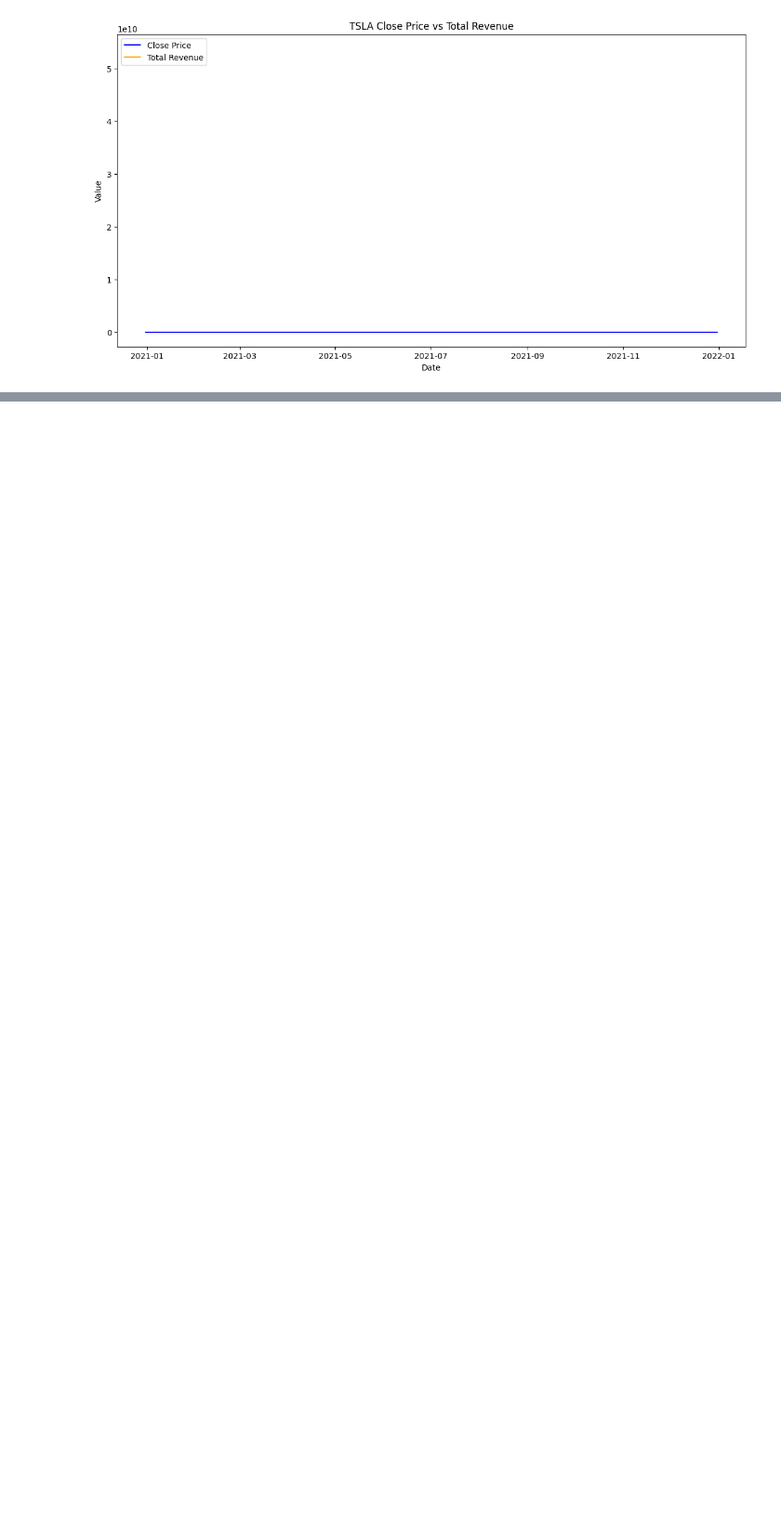
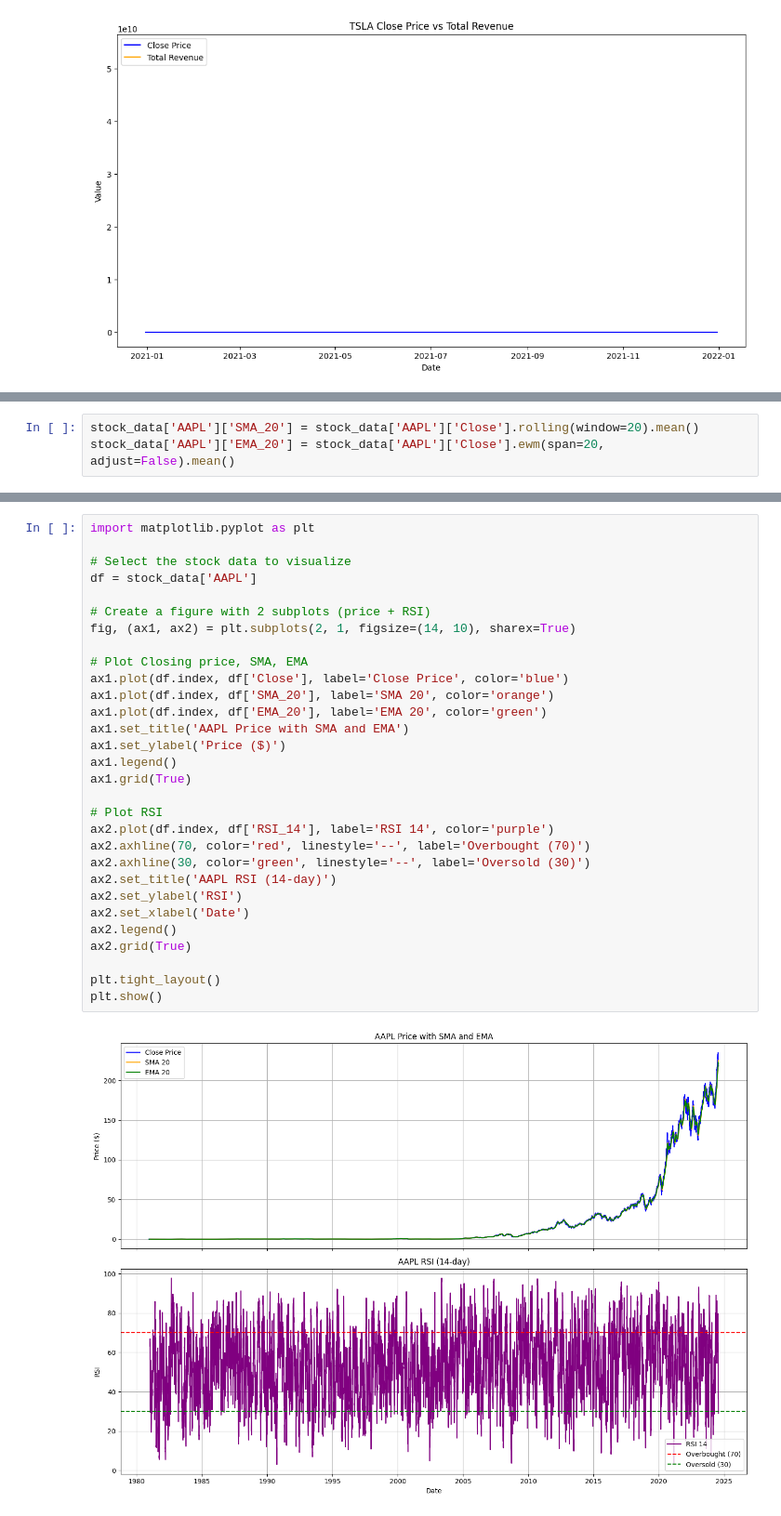
Before and after one commit to arsema-mz/predicting-price-challenge, a Jupyter notebook: notebooks/quantitative_analysis.ipynb, the cells around one changed output, grey strips where cells are left out. Shown at 93% size. Drawn from its saved outputs; the diff is of its cells as text; blank space fills up the shorter version.

```diff
--- a/notebooks/quantitative_analysis.ipynb
+++ b/notebooks/quantitative_analysis.ipynb
@@ -126,0 +158,3 @@ for ticker in tickers:
+# %%
+stock_data['AAPL']['SMA_20'] = stock_data['AAPL']['Close'].rolling(window=20).mean()
+stock_data['AAPL']['EMA_20'] = stock_data['AAPL']['Close'].ewm(span=20, adjust=False).mean()
@@ -126,0 +260,32 @@ for ticker in tickers:
+# %%
+import matplotlib.pyplot as plt
+
+# Select the stock data to visualize
+df = stock_data['AAPL']
+
+# Create a figure with 2 subplots (price + RSI)
+fig, (ax1, ax2) = plt.subplots(2, 1, figsize=(14, 10), sharex=True)
+
+# Plot Closing price, SMA, EMA
+ax1.plot(df.index, df['Close'], label='Close Price', color='blue')
+ax1.plot(df.index, df['SMA_20'], label='SMA 20', color='orange')
+ax1.plot(df.index, df['EMA_20'], label='EMA 20', color='green')
+ax1.set_title('AAPL Price with SMA and EMA')
+ax1.set_ylabel('Price ($)')
+ax1.legend()
+ax1.grid(True)
+
+# Plot RSI
+ax2.plot(df.index, df['RSI_14'], label='RSI 14', color='purple')
+ax2.axhline(70, color='red', linestyle='--', label='Overbought (70)')
+ax2.axhline(30, color='green', linestyle='--', label='Oversold (30)')
+ax2.set_title('AAPL RSI (14-day)')
+ax2.set_ylabel('RSI')
+ax2.set_xlabel('Date')
+ax2.legend()
+ax2.grid(True)
+
+plt.tight_layout()
+plt.show()
+# %% [output]
+[figure, added]
```
Also changed, not shown: parts of 11 cells of this notebook.
